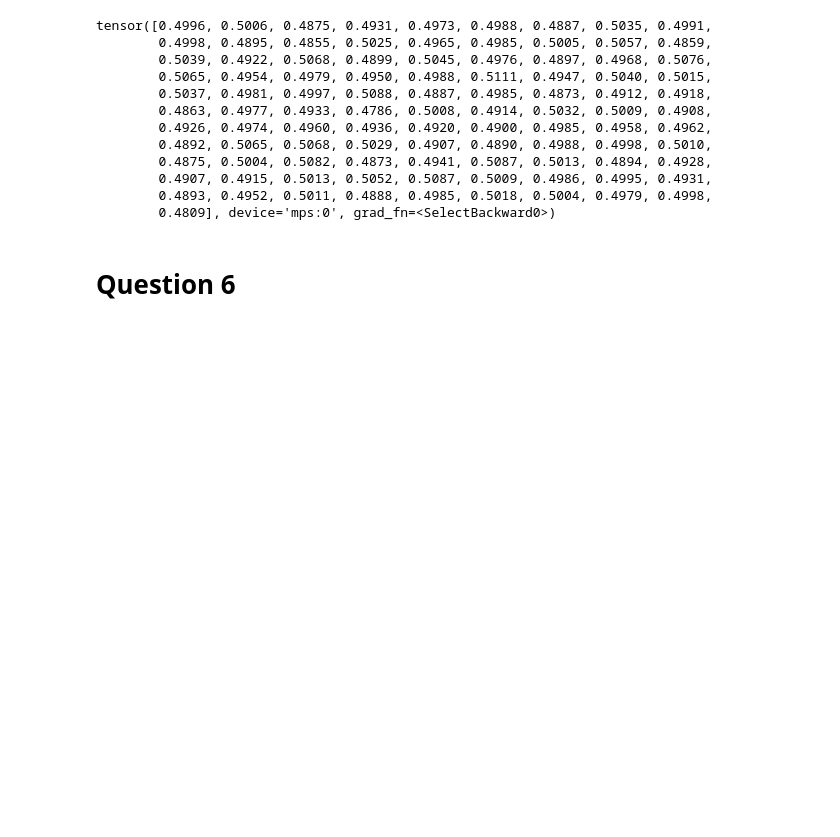
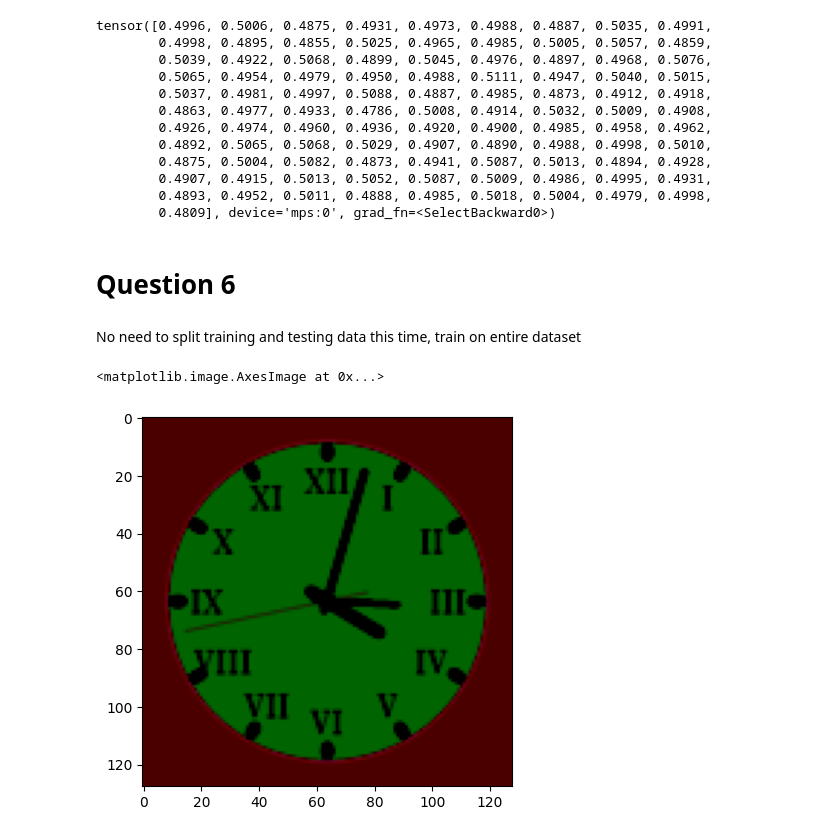
Before and after one commit to dont-text-me/PADL-assessment, a Jupyter notebook: padl.ipynb, the cells around one changed output. Drawn from its saved outputs; the diff is of its cells as text; code cells hidden in the pictures; blank space fills up the shorter version.

```diff
--- a/padl.ipynb
+++ b/padl.ipynb
@@ -408,10 +408,13 @@ class ClocksDataset(Dataset):
             image = self.transform(image)
         label = Path(label_path).read_text()
         hours, minutes = label.split(":")
-        # minutes_since_midnignt = torch.tensor(
-        #     (int(hours) * 60) + int(minutes), dtype=torch.float32
-        # )
-        return image, torch.tensor([int(hours), int(minutes)], dtype=torch.float32)
+        minutes_since_midnignt = torch.tensor(
+            (int(hours) * 60) + int(minutes), dtype=torch.float32
+        )
+        return (
+            image,
+            minutes_since_midnignt,
+        )  # torch.tensor([int(hours), int(minutes)], dtype=torch.float32)
 # %%
 from torchvision.transforms import v2
 from torch.utils.data import SubsetRandomSampler, DataLoader
@@ -585,3 +581,5 @@ tensor([0.4996, 0.5006, 0.4875, 0.4931, 0.4973, 0.4988, 0.4887, 0.5035, 0.4991,
         0.4809], device='mps:0', grad_fn=<SelectBackward0>)
 # %% [markdown]
 # Question 6
+# %% [markdown]
+No need to split training and testing data this time, train on entire dataset
@@ -587,0 +593,16 @@ tensor([0.4996, 0.5006, 0.4875, 0.4931, 0.4973, 0.4988, 0.4887, 0.5035, 0.4991,
+# %%
+transform = v2.Compose(
+    [
+        v2.Resize((128, 128)),
+        v2.ToDtype(torch.float32, scale=True),
+        v2.Normalize(mean=[0.5, 0.5, 0.5], std=[0.5, 0.5, 0.5]),
+    ]
+)
+dataset = ClocksDataset("train", transform)
+data_loader = DataLoader(dataset, batch_size=batch_size)
+# %%
+img, _ = dataset[0]
+plt.imshow(img.permute(1, 2, 0).clamp(0, 1))
+# %% [output]
+<matplotlib.image.AxesImage at 0x...>
+[figure, added]
```
Also changed, not shown: parts of 19 cells of this notebook, 2 other files.
